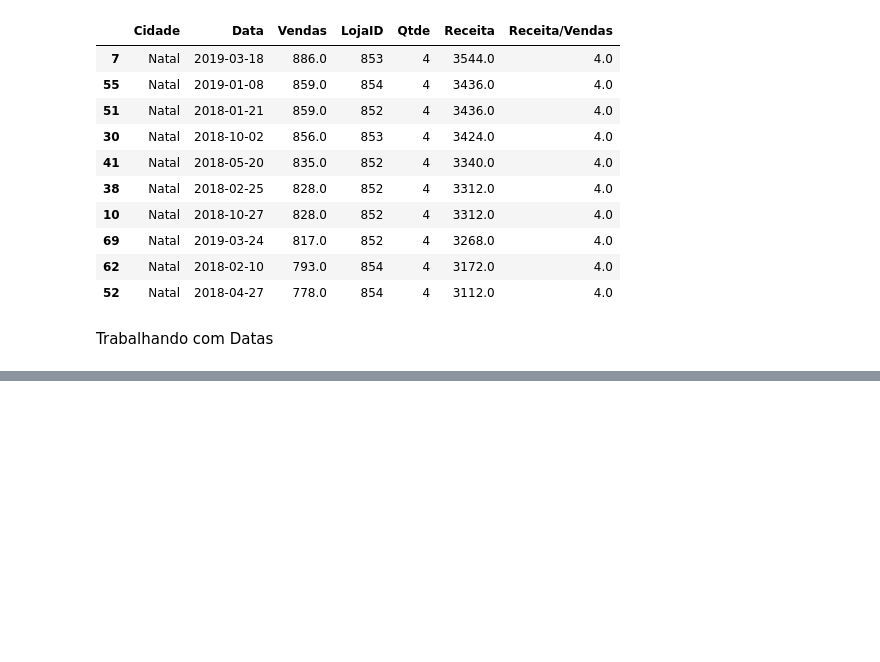
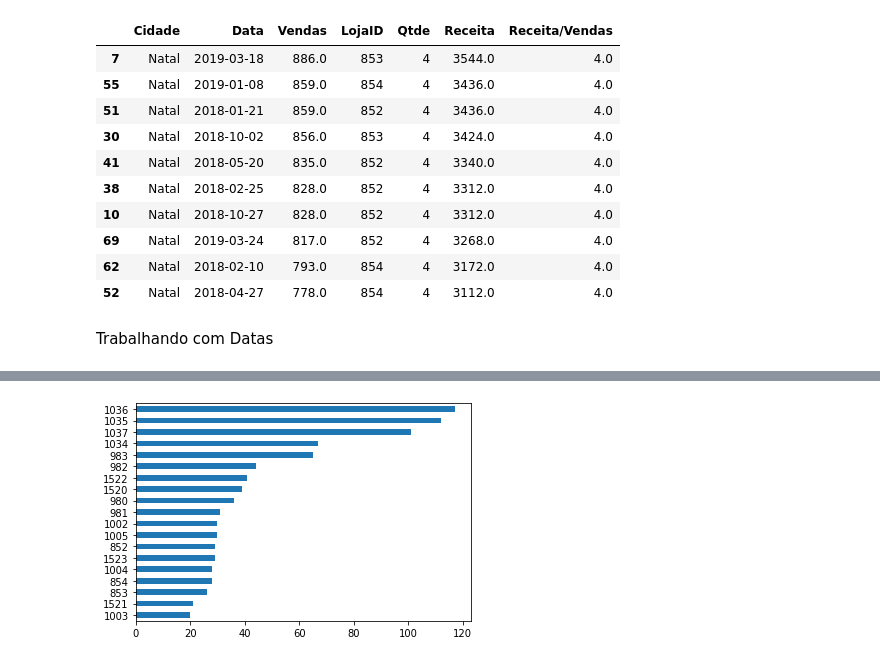
Before and after one commit to s4u10/PythonCode, a Jupyter notebook: PyPandas_05.ipynb, the cells around one changed output, grey strips where cells are left out. Drawn from its saved outputs; the diff is of its cells as text; code cells hidden in the pictures; blank space fills up the shorter version.

```diff
--- a/PyPandas_05.ipynb
+++ b/PyPandas_05.ipynb
@@ -203,0 +370,5 @@ Trabalhando com Datas
+# %%
+# Gráfico de barras horizontias
+df["LojaID"].value_counts(ascending=True).plot.barh();
+# %% [output]
+[figure, added]
```
Also changed, not shown: parts of 36 cells of this notebook.
